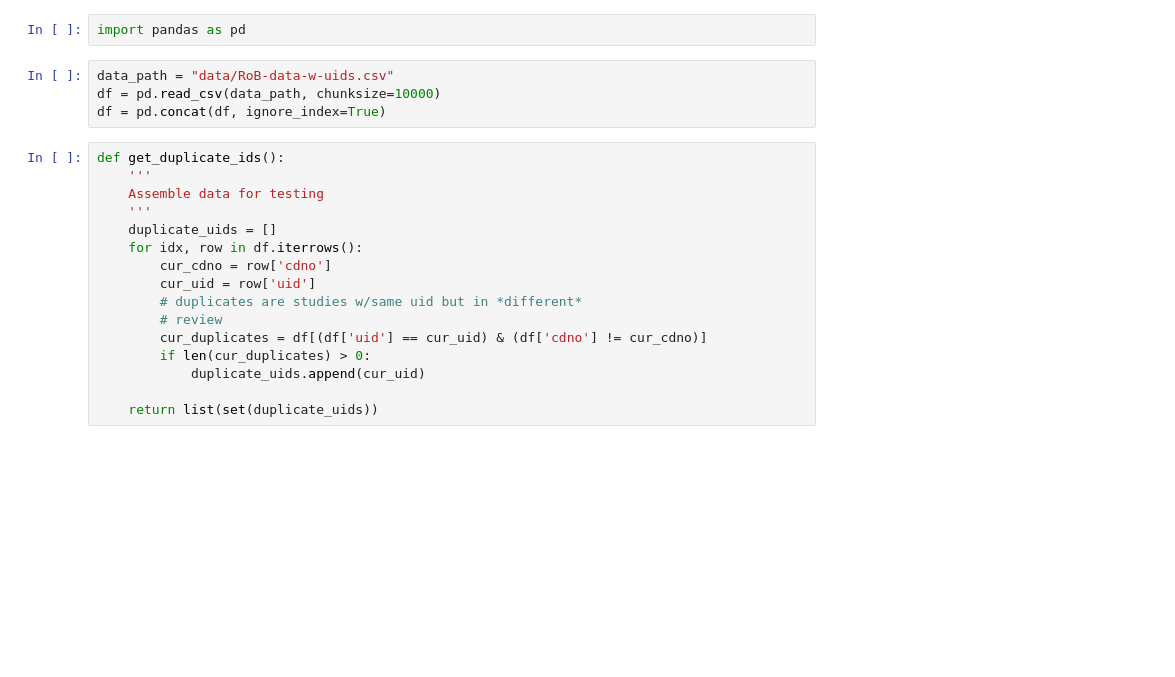
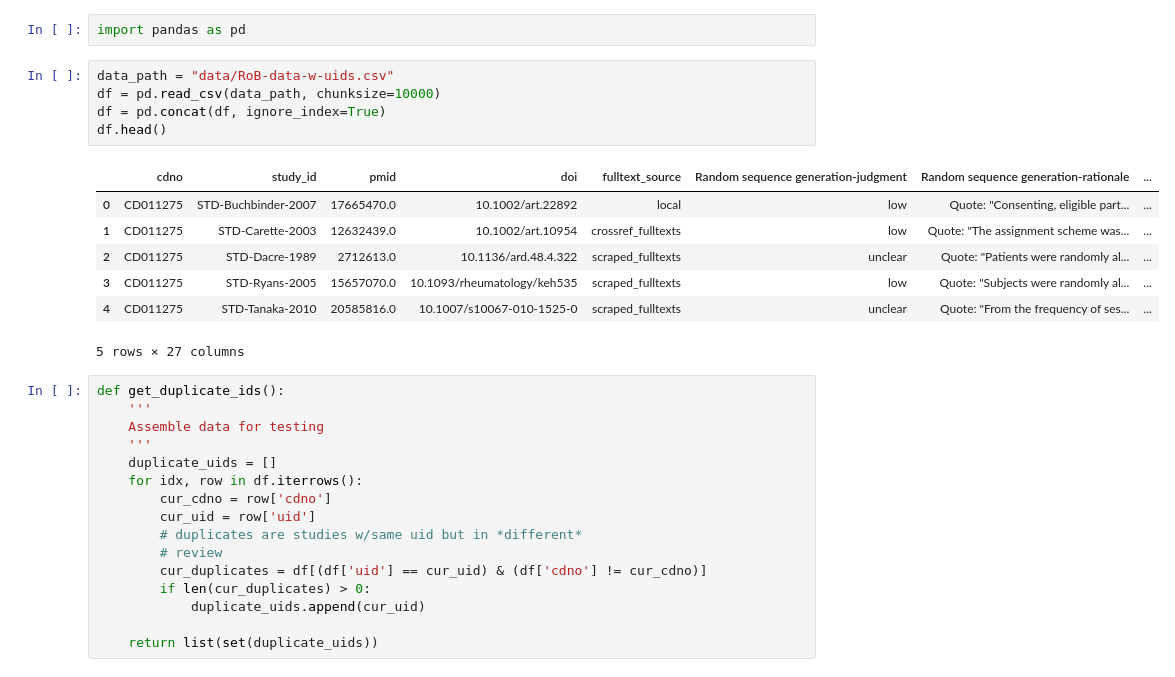
Before and after one commit to bwallace/RoB-2.0, a Jupyter notebook: create-train-test-splits.ipynb, the cells around one changed output. Cells and saved outputs as stored; diff of their text form; blank space fills up the shorter version.

```diff
--- a/create-train-test-splits.ipynb
+++ b/create-train-test-splits.ipynb
@@ -3,7 +3,16 @@ import pandas as pd
 # %%
 data_path = "data/RoB-data-w-uids.csv"
 df = pd.read_csv(data_path, chunksize=10000)
 df = pd.concat(df, ignore_index=True)
+df.head()
+# %% [output]
+|  | cdno | study_id | pmid | doi | fulltext_source | Random sequence generation-judgment | Random sequence generation-rationale | ... |
+| 0 | CD011275 | STD-Buchbinder-2007 | 17665470.0 | 10.1002/art.22892 | local | low | Quote: "Consenting, eligible part... | ... |
+| 1 | CD011275 | STD-Carette-2003 | 12632439.0 | 10.1002/art.10954 | crossref_fulltexts | low | Quote: "The assignment scheme was... | ... |
+| 2 | CD011275 | STD-Dacre-1989 | 2712613.0 | 10.1136/ard.48.4.322 | scraped_fulltexts | unclear | Quote: "Patients were randomly al... | ... |
+| 3 | CD011275 | STD-Ryans-2005 | 15657070.0 | 10.1093/rheumatology/keh535 | scraped_fulltexts | low | Quote: "Subjects were randomly al... | ... |
+| 4 | CD011275 | STD-Tanaka-2010 | 20585816.0 | 10.1007/s10067-010-1525-0 | scraped_fulltexts | unclear | Quote: "From the frequency of ses... | ... |
+5 rows × 27 columns
 # %%
 def get_duplicate_ids():
     '''
```
Also changed, not shown: parts of 10 cells of this notebook.
